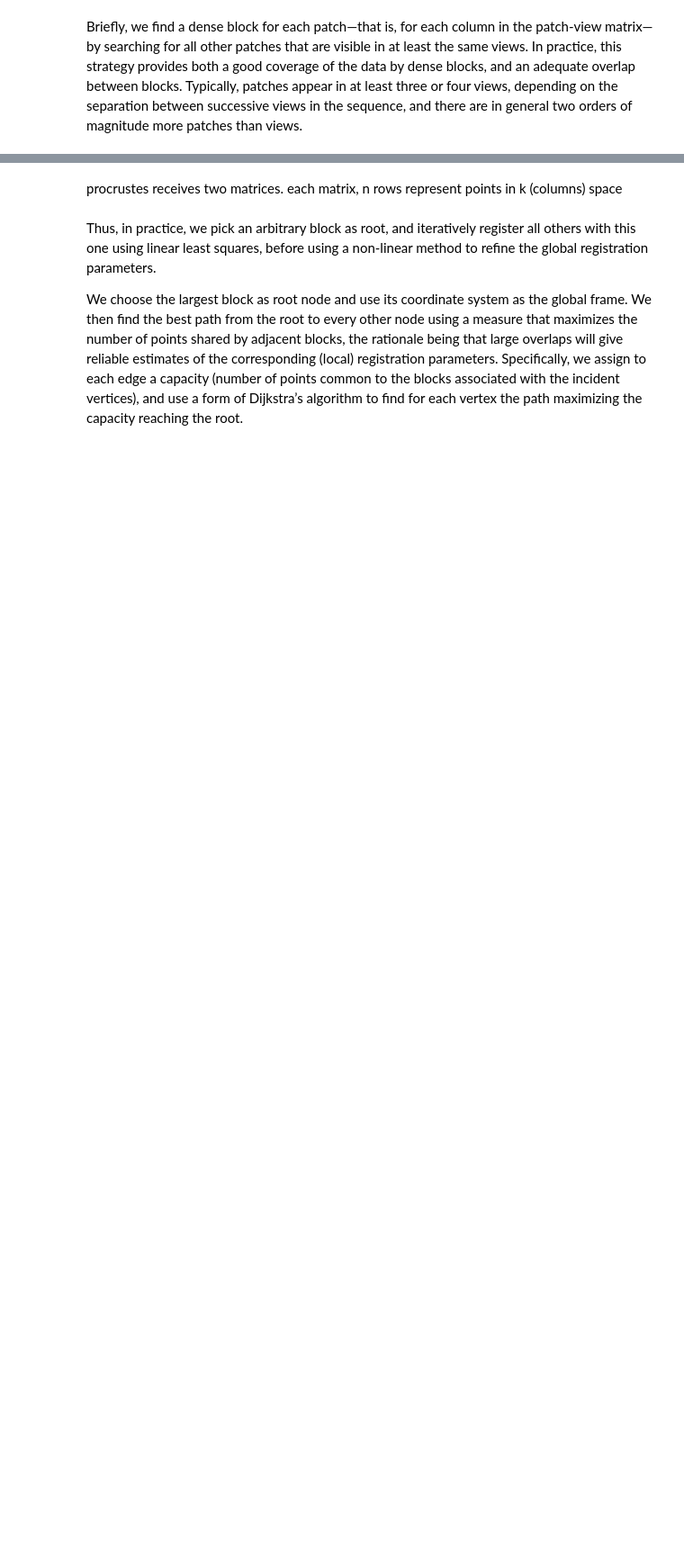
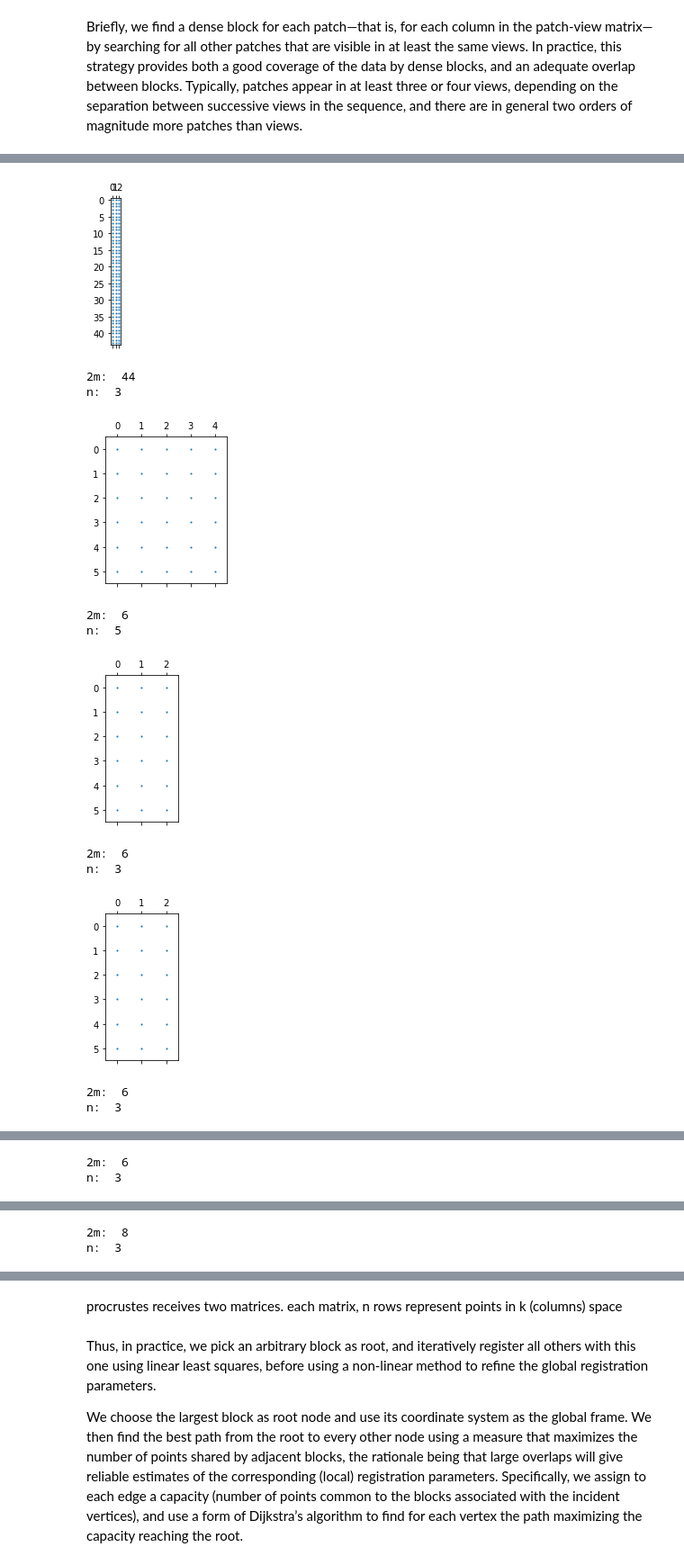
Before and after one commit to OlegBEZb/CV2_UVA_assignments, a Jupyter notebook: assignment2/src/detailed_experiments.ipynb, the cells around one changed output, grey strips where cells are left out. Shown at 90% size. Cells and saved outputs as stored; diff of their text form; code cells hidden in the pictures; blank space fills up the shorter version.

```diff
--- a/assignment2/src/detailed_experiments.ipynb
+++ b/assignment2/src/detailed_experiments.ipynb
@@ -614,7 +623,7 @@ Briefly, we find a dense block for each patch—that is, for each column in the
 # %%
 def find_nonzero_runs(a):
     # Create an array that is 1 where a is nonzero, and pad each end with an extra 0.
-    isnonzero = np.concatenate(([0], (np.asarray(a) != 0).view(np.int8), [0]))
+    isnonzero = np.concatenate(([0], (np.asarray(a) != sparse_fill_value).view(np.int8), [0]))
     absdiff = np.abs(np.diff(isnonzero))
     # Runs start and end where absdiff is 1.
     ranges = np.where(absdiff == 1)[0].reshape(-1, 2)
@@ -663,0 +631,27 @@ point_idx 20 image_idx 10 checking indices (10, 16, 20, 36)
+# %%
+patches_num = PVM.shape[1]
+min_number_of_patches = 3
+min_number_of_images = 3
+
+dense_blocks_list = []
+
+for i in range(patches_num-1):  # the last column may not start a block
+    sequences = find_nonzero_runs(PVM[:, i])
+    longest_seq = max(sequences, key=lambda x: x[1] - x[0])
+    print(f'in column {i} the longest sequence indices: {longest_seq}')
+
+    seq_len = longest_seq[1] - longest_seq[0]
+    if seq_len < min_number_of_images*2:
+        print(f'less than {min_number_of_images} images')
+        continue
+    else:
+        for j in range(i+1, patches_num):
+            # by searching for all other patches that are visible in at least the same views
+            if any(PVM[longest_seq[0]: longest_seq[1], j] == sparse_fill_value):  # seq end condition
+                if j - i > min_number_of_patches - 1:  # at least 2 points matched
+                    dense_blocks_list.append((longest_seq[0], longest_seq[1], i, j))
+                else:
+                    print('do not make a dense matrix from one patch')
+                break
+            else:
+                print('dense block is rising')
@@ -663,0 +696,26 @@ point_idx 20 image_idx 10 checking indices (10, 16, 20, 36)
+# %%
+from tqdm.notebook import tqdm
+
+s_list = []
+for dense_block in tqdm(dense_blocks_list, total=len(dense_blocks_list)):
+    y1, y2, x1, x2 = dense_block
+
+    plt.figure(figsize=(6, 3))
+    plt.spy(PVM[y1: y2, x1: x2], precision=1e-4, markersize=1)
+    plt.show()
+
+    S = factorize_and_stitch(PVM[y1: y2, x1: x2])
+    s_list.append(S)
+# %% [output]
+[figure, added]
+2m:  44
+n:  3
+[figure, added]
+2m:  6
+n:  5
+[figure, added]
+2m:  6
+n:  3
+[figure, added]
+2m:  6
+n:  3
@@ -663,0 +723,2 @@ point_idx 20 image_idx 10 checking indices (10, 16, 20, 36)
+2m:  6
+n:  3
@@ -663,0 +726,2 @@ point_idx 20 image_idx 10 checking indices (10, 16, 20, 36)
+2m:  8
+n:  3
```
Also changed, not shown: parts of 19 cells of this notebook, 1 other file.
